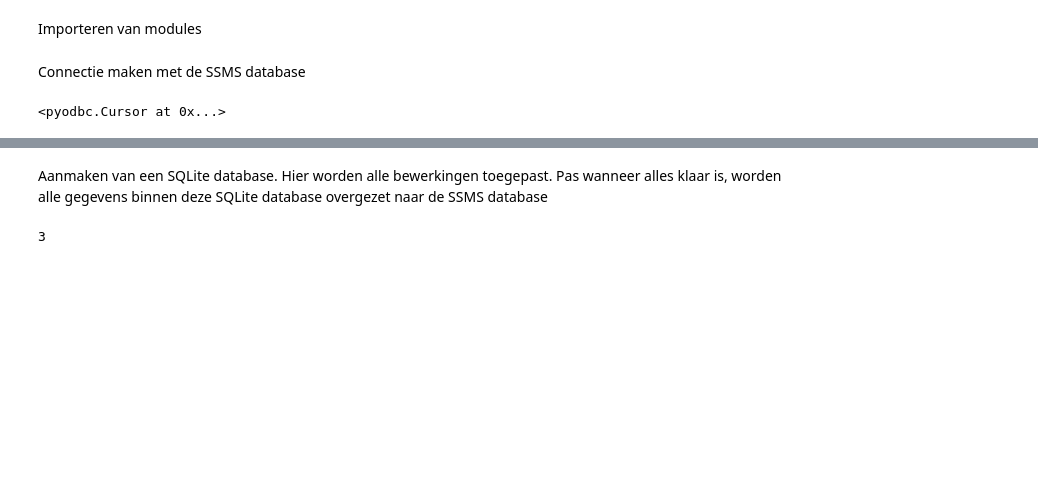
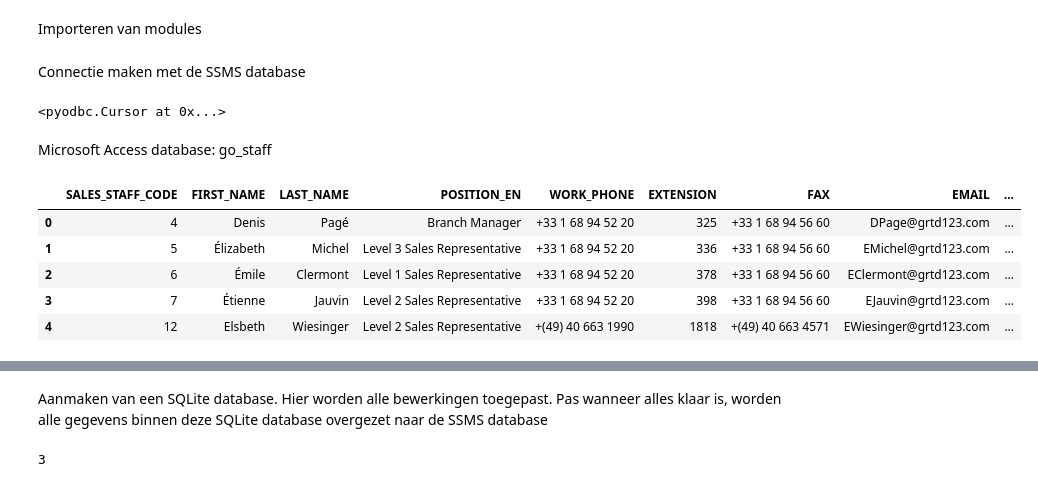
Before and after one commit to NoahGram/Johari_Venster, a Jupyter notebook: week_5/src/notebook.ipynb, the cells around one changed output, grey strips where cells are left out. Drawn from its saved outputs; the diff is of its cells as text; code cells hidden in the pictures; blank space fills up the shorter version.

```diff
--- a/week_5/src/notebook.ipynb
+++ b/week_5/src/notebook.ipynb
@@ -17,3 +17,35 @@ ssms_cursor = ssms_conn.cursor()
 ssms_cursor
 # %% [output]
 <pyodbc.Cursor at 0x...>
+# %% [markdown]
+Microsoft Access database: go_staff
+# %%
+# Maak verbinding met de Access-database
+go_staff_conn_str = (
+    r'DRIVER={Microsoft Access Driver (*.mdb, *.accdb)};'
+    r'DBQ=C:/Users/Jimmy/Downloads/Great_Outdoors_Data_MSAccess/go_staff.accdb;'
+)
+
+go_staff_conn = pyodbc.connect(go_staff_conn_str)
+
+# Lijst met tabelnamen van de go_staff-database
+go_staff_table_names = ['course', 'sales_branch', 'sales_staff', 'satisfaction', 'satisfaction_type', 'training']
+
+# Dictionary om de dataframes op te slaan
+go_staff = {}
+
+for table_name in go_staff_table_names:
+    query = f'SELECT * FROM {table_name}'
+    df = pd.read_sql(query, go_staff_conn)
+    go_staff[table_name] = df
+
+go_staff['sales_staff'].head()
+
+for row, index
+# %% [output]
+|  | SALES_STAFF_CODE | FIRST_NAME | LAST_NAME | POSITION_EN | WORK_PHONE | EXTENSION | FAX | EMAIL | ... |
+| 0 | 4 | Denis | Pagé | Branch Manager | +33 1 68 94 52 20 | 325 | +33 1 68 94 56 60 | DPage@grtd123.com | ... |
+| 1 | 5 | Élizabeth | Michel | Level 3 Sales Representative | +33 1 68 94 52 20 | 336 | +33 1 68 94 56 60 | EMichel@grtd123.com | ... |
+| 2 | 6 | Émile | Clermont | Level 1 Sales Representative | +33 1 68 94 52 20 | 378 | +33 1 68 94 56 60 | EClermont@grtd123.com | ... |
+| 3 | 7 | Étienne | Jauvin | Level 2 Sales Representative | +33 1 68 94 52 20 | 398 | +33 1 68 94 56 60 | EJauvin@grtd123.com | ... |
+| 4 | 12 | Elsbeth | Wiesinger | Level 2 Sales Representative | +(49) 40 663 1990 | 1818 | +(49) 40 663 4571 | EWiesinger@grtd123.com | ... |
```
Also changed, not shown: parts of 9 cells of this notebook, 5 other files.
